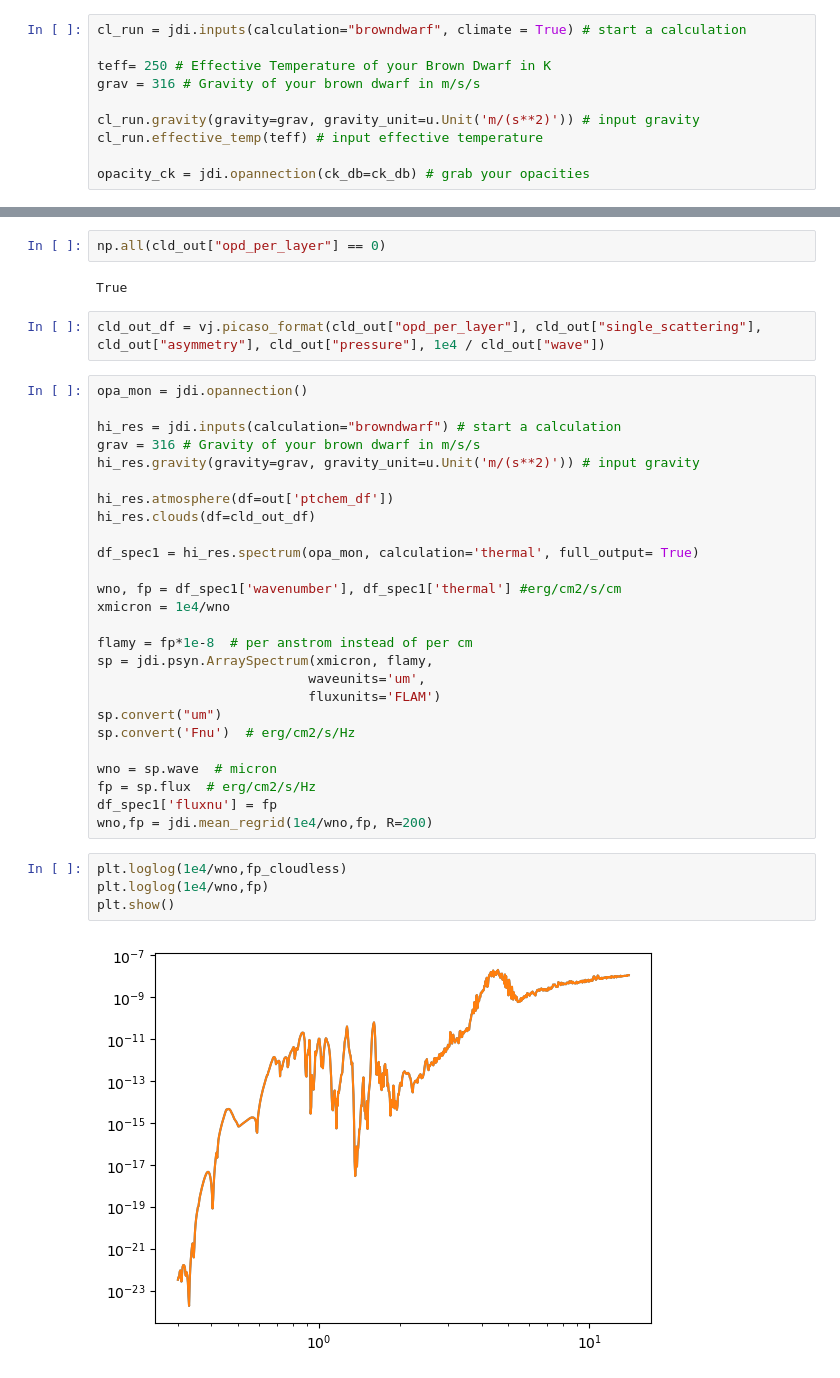
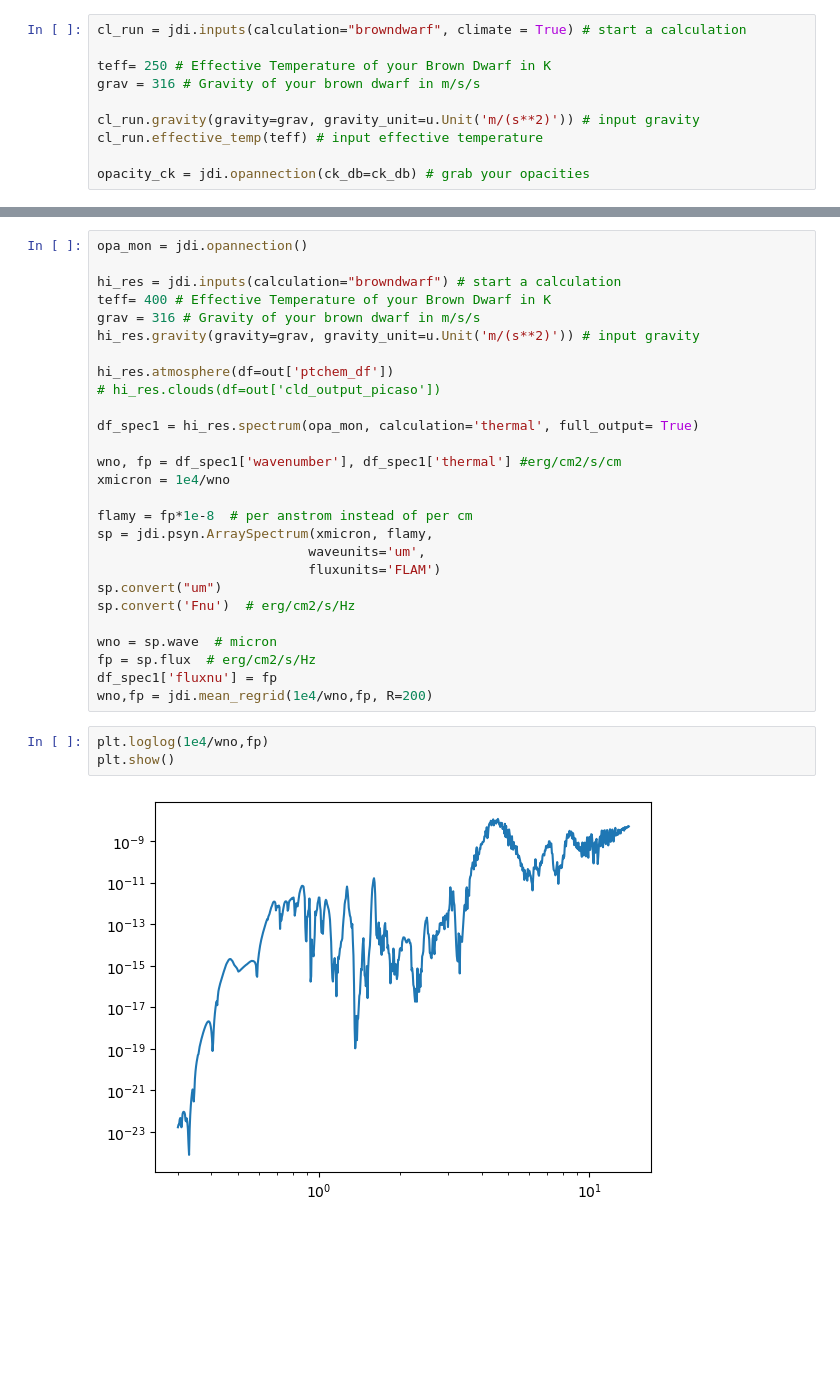
Before and after one commit to natashabatalha/picaso, a Jupyter notebook: scripts/patchy_clouds.ipynb, the cells around one changed output, grey strips where cells are left out. Drawn from its saved outputs; the diff is of its cells as text; blank space fills up the shorter version.

```diff
--- a/scripts/patchy_clouds.ipynb
+++ b/scripts/patchy_clouds.ipynb
@@ -148,18 +95,13 @@ Overwriting some Kz values to minimum value set by kz_min
-# %%
-np.all(cld_out["opd_per_layer"] == 0)
-# %% [output]
-True
-# %%
-cld_out_df = vj.picaso_format(cld_out["opd_per_layer"], cld_out["single_scattering"], cld_out["asymmetry"], cld_out["pressure"], 1e4 / cld_out["wave"])
 # %%
 opa_mon = jdi.opannection()
 
 hi_res = jdi.inputs(calculation="browndwarf") # start a calculation
+teff= 400 # Effective Temperature of your Brown Dwarf in K
 grav = 316 # Gravity of your brown dwarf in m/s/s
 hi_res.gravity(gravity=grav, gravity_unit=u.Unit('m/(s**2)')) # input gravity
 
 hi_res.atmosphere(df=out['ptchem_df'])
-hi_res.clouds(df=cld_out_df)
+# hi_res.clouds(df=out['cld_output_picaso'])
 
 df_spec1 = hi_res.spectrum(opa_mon, calculation='thermal', full_output= True)
 
@@ -178,8 +120,7 @@ fp = sp.flux  # erg/cm2/s/Hz
 df_spec1['fluxnu'] = fp
 wno,fp = jdi.mean_regrid(1e4/wno,fp, R=200)
 # %%
-plt.loglog(1e4/wno,fp_cloudless)
 plt.loglog(1e4/wno,fp)
 plt.show()
 # %% [output]
-[figure, old version]
+[figure, new version]
```
Also changed, not shown: parts of 12 cells of this notebook, 2 other files.
